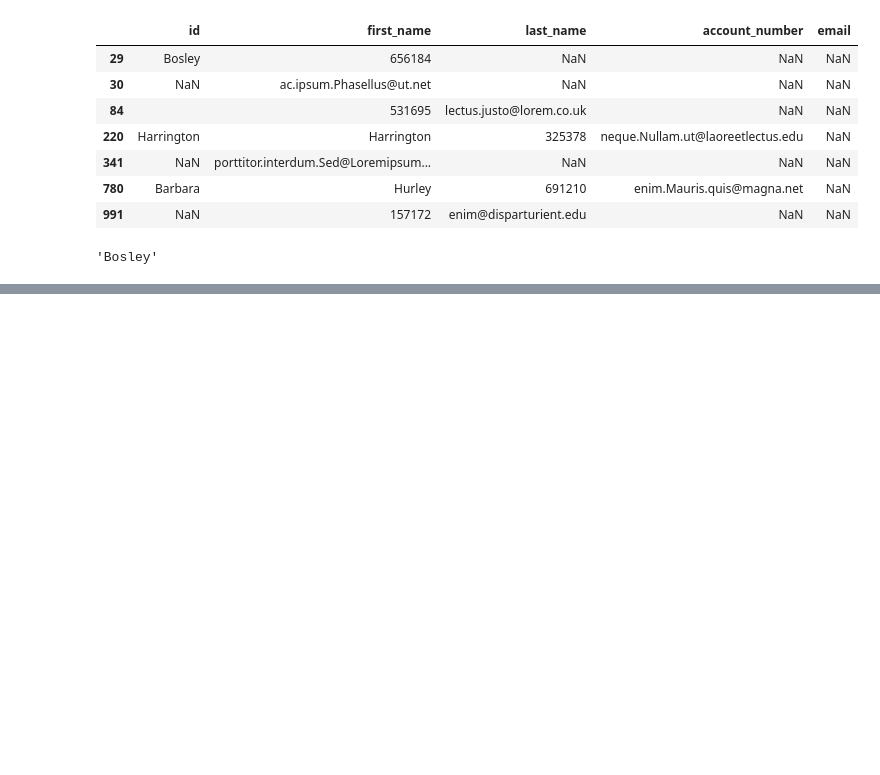
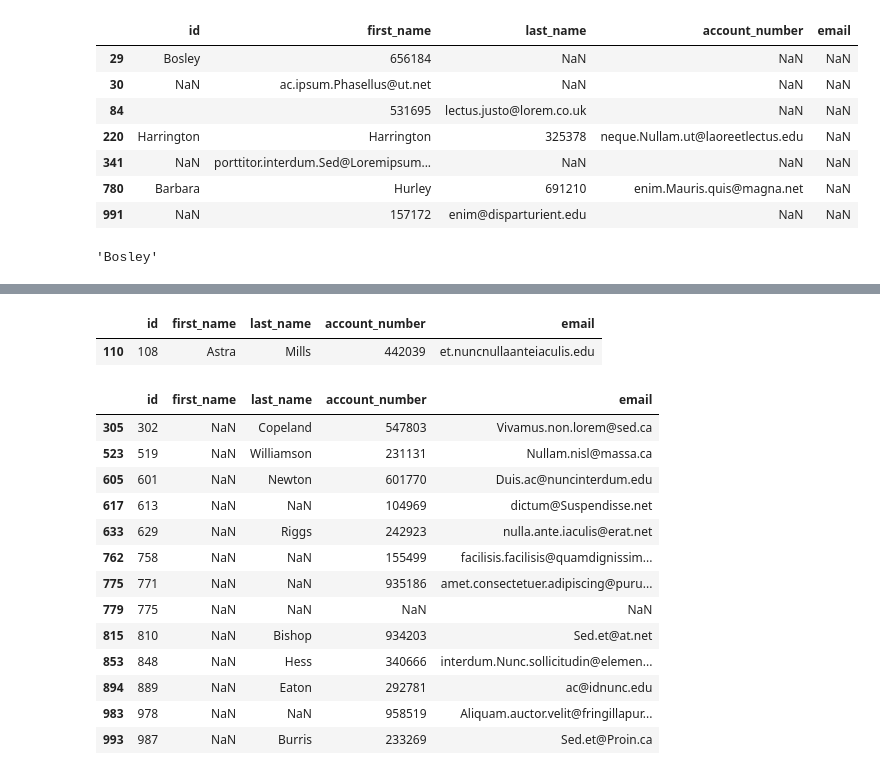
Before and after one commit to ManuFuentes28/etermax_challenge, a Jupyter notebook: Python/notebook_test.ipynb, the cells around one changed output, grey strips where cells are left out. Cells and saved outputs as stored; diff of their text form; code cells hidden in the pictures; blank space fills up the shorter version.

```diff
--- a/Python/notebook_test.ipynb
+++ b/Python/notebook_test.ipynb
@@ -149,0 +166,24 @@ pd.to_numeric(df['id'], errors='ignore')[29]
+# %%
+df['email'] = df['email'].str.strip()
+# %%
+df[df['email'].str.match('[A-Za-z0-9._%+-]+@[A-Za-z0-9.-]+\.[A-Z|a-z]{2,}')== False]
+# %% [output]
+|  | id | first_name | last_name | account_number | email |
+| 110 | 108 | Astra | Mills | 442039 | et.nuncnullaanteiaculis.edu |
+# %%
+df[df['first_name'].isnull()]
+# %% [output]
+|  | id | first_name | last_name | account_number | email |
+| 305 | 302 | NaN | Copeland | 547803 | Vivamus.non.lorem@sed.ca |
+| 523 | 519 | NaN | Williamson | 231131 | Nullam.nisl@massa.ca |
+| 605 | 601 | NaN | Newton | 601770 | Duis.ac@nuncinterdum.edu |
+| 617 | 613 | NaN | NaN | 104969 | dictum@Suspendisse.net |
+| 633 | 629 | NaN | Riggs | 242923 | nulla.ante.iaculis@erat.net |
+| 762 | 758 | NaN | NaN | 155499 | facilisis.facilisis@quamdignissim... |
+| 775 | 771 | NaN | NaN | 935186 | amet.consectetuer.adipiscing@puru... |
+| 779 | 775 | NaN | NaN | NaN | NaN |
+| 815 | 810 | NaN | Bishop | 934203 | Sed.et@at.net |
+| 853 | 848 | NaN | Hess | 340666 | interdum.Nunc.sollicitudin@elemen... |
+| 894 | 889 | NaN | Eaton | 292781 | ac@idnunc.edu |
+| 983 | 978 | NaN | NaN | 958519 | Aliquam.auctor.velit@fringillapur... |
+| 993 | 987 | NaN | Burris | 233269 | Sed.et@Proin.ca |
```
Also changed, not shown: parts of 3 cells of this notebook, 5 other files.
